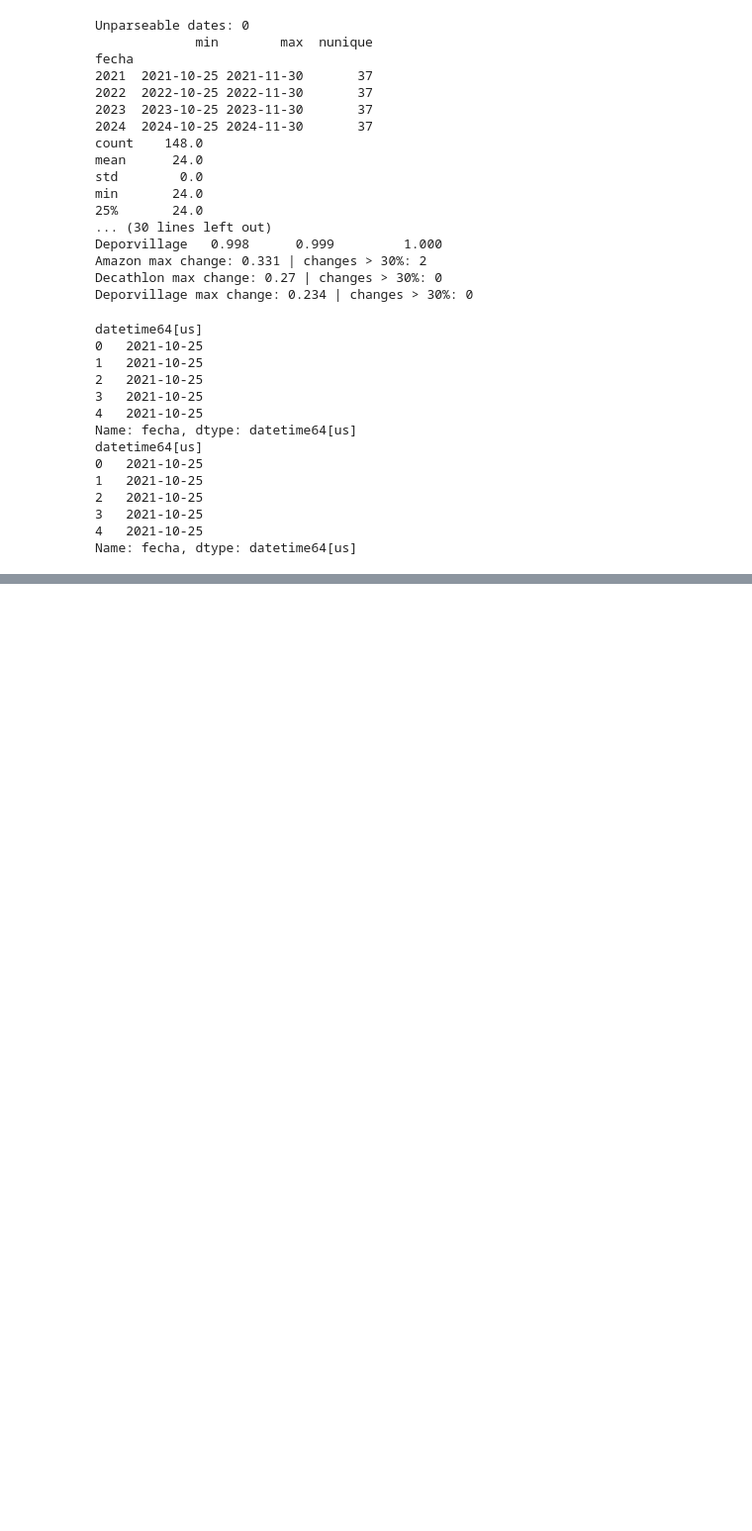
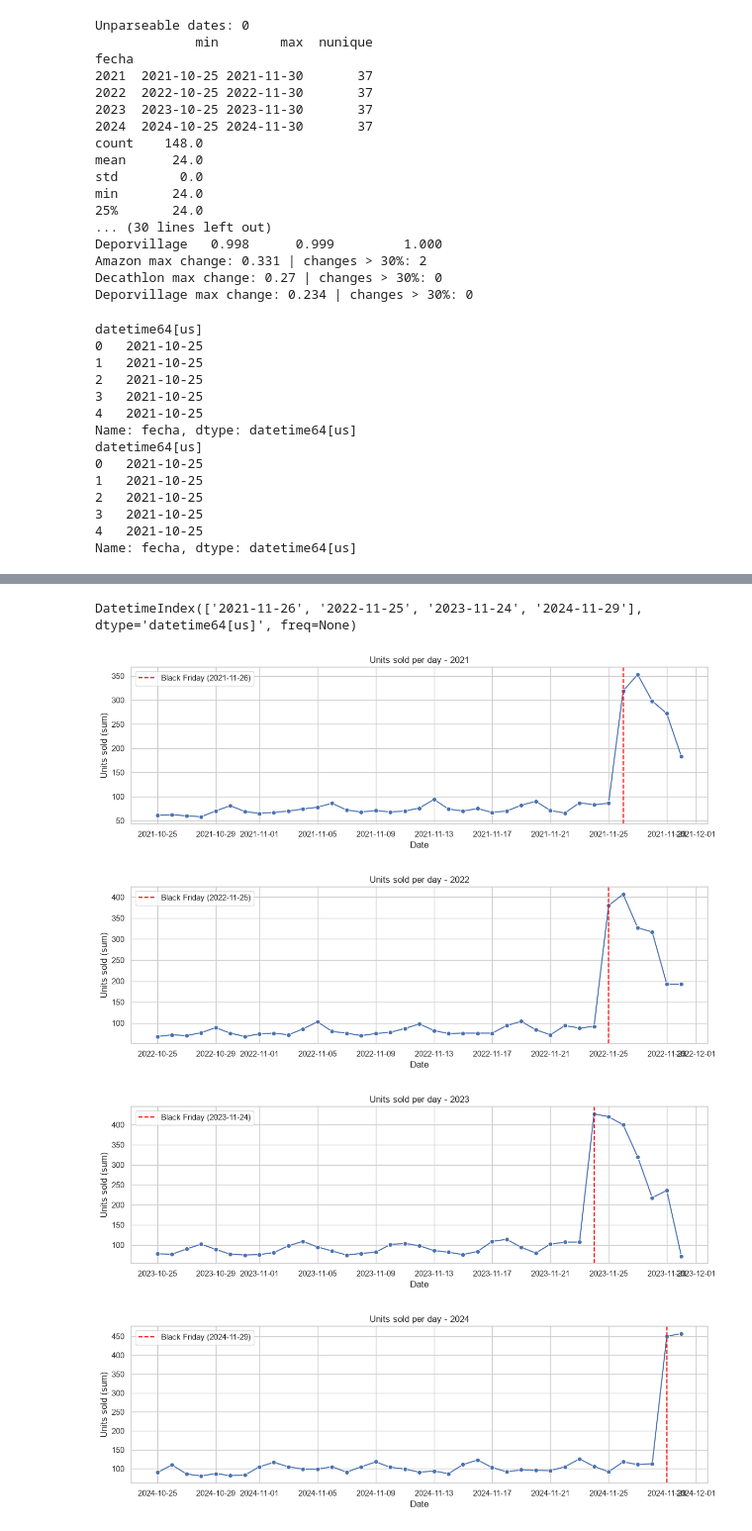
Before and after one commit to madatascienceml/black-friday-sales-forecasting, a Jupyter notebook: notebooks/entrenamiento.ipynb, the cells around one changed output, grey strips where cells are left out. Shown at 99% size. Drawn from its saved outputs; the diff is of its cells as text; code cells hidden in the pictures; blank space fills up the shorter version.

```diff
--- a/notebooks/entrenamiento.ipynb
+++ b/notebooks/entrenamiento.ipynb
@@ -332,0 +348,34 @@ df.head()
+# %%
+# Set a common seaborn theme for all the exploratory plots
+sns.set_theme(style="whitegrid", context="notebook")
+
+# Compute the Black Friday date of each year (day after the 4th Thursday of November)
+black_fridays = pd.date_range("2021-01-01", "2024-12-31", freq="WOM-4THU") + pd.Timedelta(days=1)
+black_fridays = black_fridays[black_fridays.month == 11]
+print(black_fridays)
+
+# Aggregate the units sold per day
+unidades_dia = df.groupby("fecha", as_index=False)["unidades_vendidas"].sum()
+unidades_dia["año"] = unidades_dia["fecha"].dt.year
+
+# Plot one time series per year with the Black Friday marked
+for año, datos in unidades_dia.groupby("año"):
+    fig, ax = plt.subplots(figsize=(12, 4))
+    sns.lineplot(data=datos, x="fecha", y="unidades_vendidas", marker="o", ax=ax)
+
+    # Mark the Black Friday of this year with a vertical line
+    bf = black_fridays[black_fridays.year == año][0]
+    ax.axvline(bf, color="red", linestyle="--", label=f"Black Friday ({bf:%Y-%m-%d})")
+
+    ax.set_title(f"Units sold per day - {año}")
+    ax.set_xlabel("Date")
+    ax.set_ylabel("Units sold (sum)")
+    ax.legend()
+    plt.tight_layout()
+    plt.show()
+# %% [output]
+DatetimeIndex(['2021-11-26', '2022-11-25', '2023-11-24', '2024-11-29'], dtype='datetime64[us]', freq=None)
+[figure, added]
+[figure, added]
+[figure, added]
+[figure, added]
```
Also changed, not shown: parts of 13 cells of this notebook.
